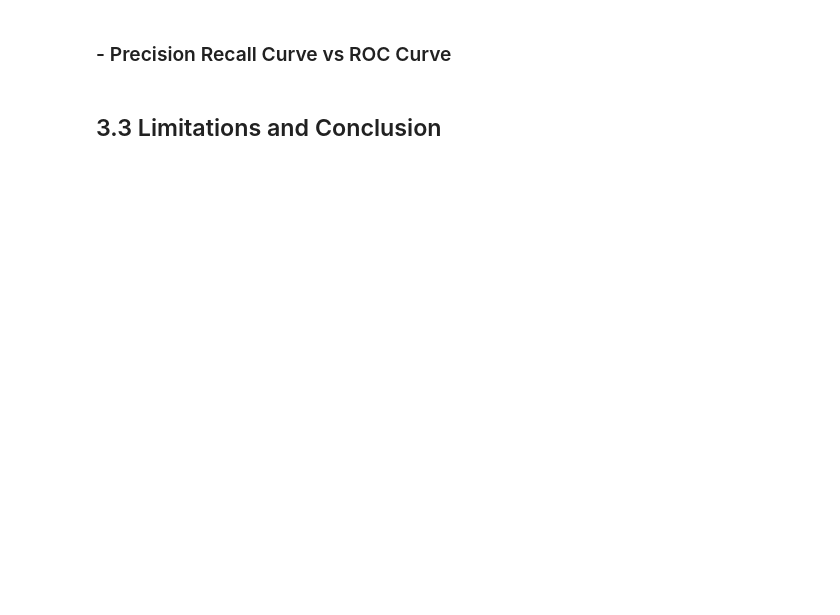
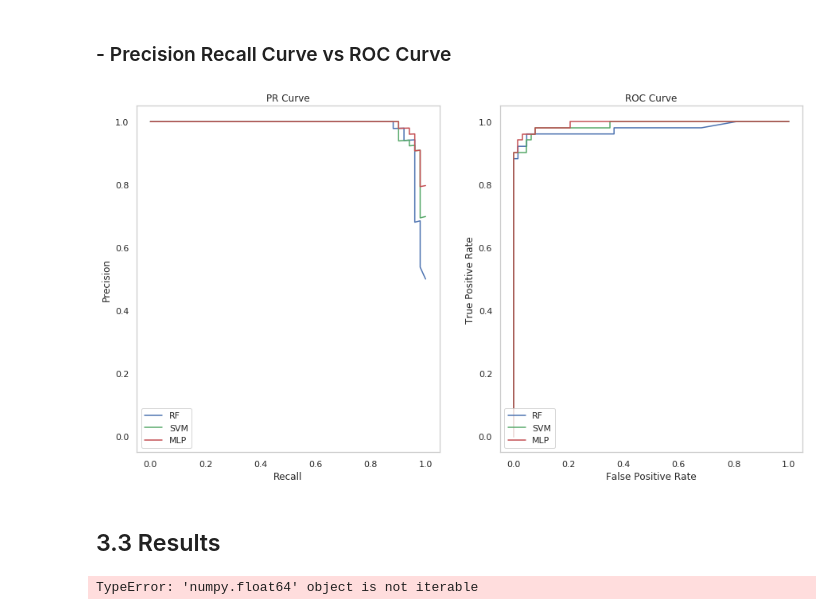
Before and after one commit to ottobricks/BreastCancerWisconsinDiagnostic, a Jupyter notebook: notebooks/eda.ipynb, the cells around one changed output. Drawn from its saved outputs; the diff is of its cells as text; code cells hidden in the pictures; blank space fills up the shorter version.

```diff
--- a/notebooks/eda.ipynb
+++ b/notebooks/eda.ipynb
@@ -871,4 +975,57 @@ weighted avg       0.88      0.87      0.86        91
 # %% [markdown]
 ### - Precision Recall Curve vs ROC Curve
+# %%
+fig = plt.figure(figsize=(15,8))
+ax1 = fig.add_subplot(1,2,1)
+ax1.set_xlim([-0.05,1.05])
+ax1.set_ylim([-0.05,1.05])
+ax1.set_xlabel('Recall')
+ax1.set_ylabel('Precision')
+ax1.set_title('PR Curve')
+
+ax2 = fig.add_subplot(1,2,2)
+ax2.set_xlim([-0.05,1.05])
+ax2.set_ylim([-0.05,1.05])
+ax2.set_xlabel('False Positive Rate')
+ax2.set_ylabel('True Positive Rate')
+ax2.set_title('ROC Curve')
+
+for model, color in zip(clf.keys(),'bgr'):
+
+    try:
+        pred_prob = clf[model].predict_proba(X_test)[:,1]
+
+    except AttributeError:
+        pred_prob = clf[model].decision_function(X_test)[:,1]
+
+    p,r,_ = precision_recall_curve(y_test, pred_prob)
+    tpr,fpr,_ = roc_curve(y_test, pred_prob)
+
+    ax1.plot(r, p, c=color, label=model.upper())
+    ax2.plot(tpr, fpr, c=color, label=model.upper())
+ax1.legend(loc='lower left')
+ax2.legend(loc='lower left')
+
+plt.show()
+# %% [output]
+[figure, added]
 # %% [markdown]
-## 3.3 Limitations and Conclusion
+## 3.3 Results
+# %%
+import plotly.express as px
+from sklearn.metrics import f1_score
+
+result = pd.DataFrame()
+
+for model in clf.keys():
+    pred = []
+    for i in range(100):
+        f1 = f1_score(y_test, clf[model].predict(X_test), average='weighted')
+        pred.extend(f1)
+    result[model] = np.array(pred)
+
+
+# fig = px.box(result, x="time", y="total_bill", points="all")
+# fig.show()
+# %% [output]
+TypeError: 'numpy.float64' object is not iterable
```
Also changed, not shown: parts of 31 cells of this notebook.
